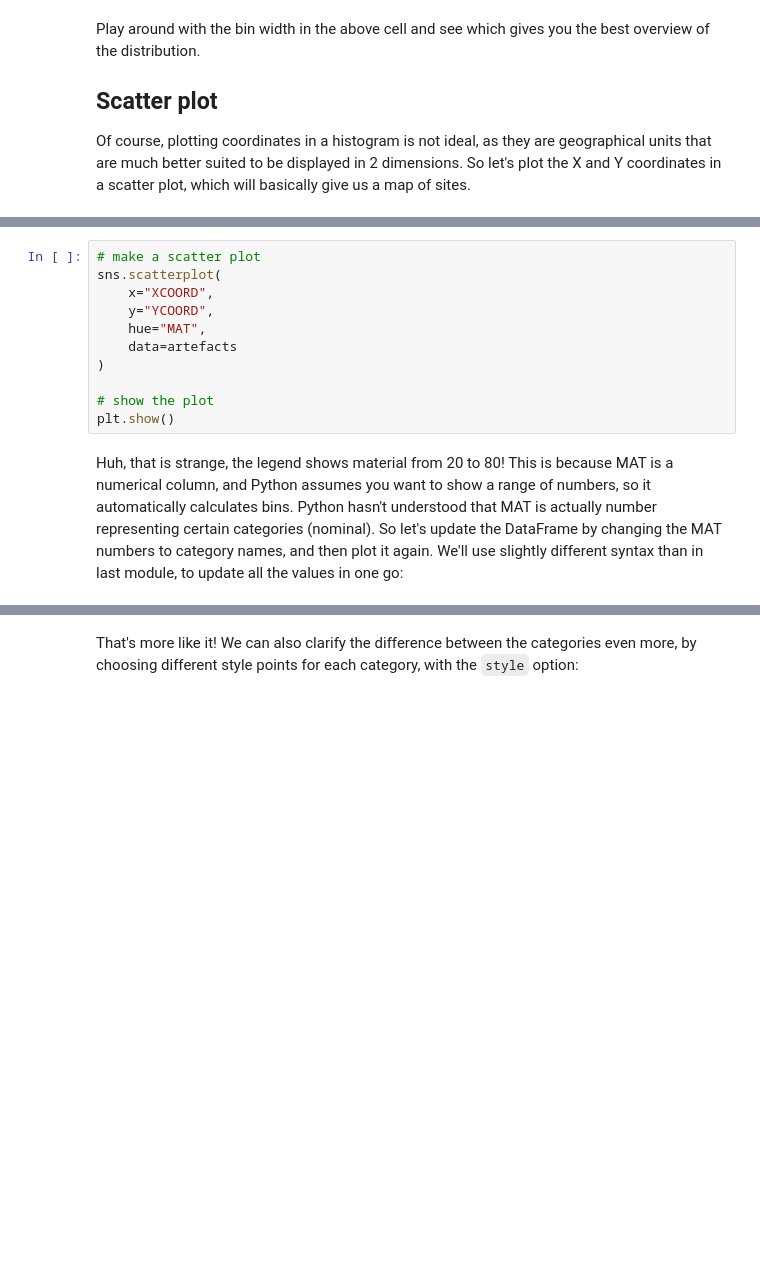
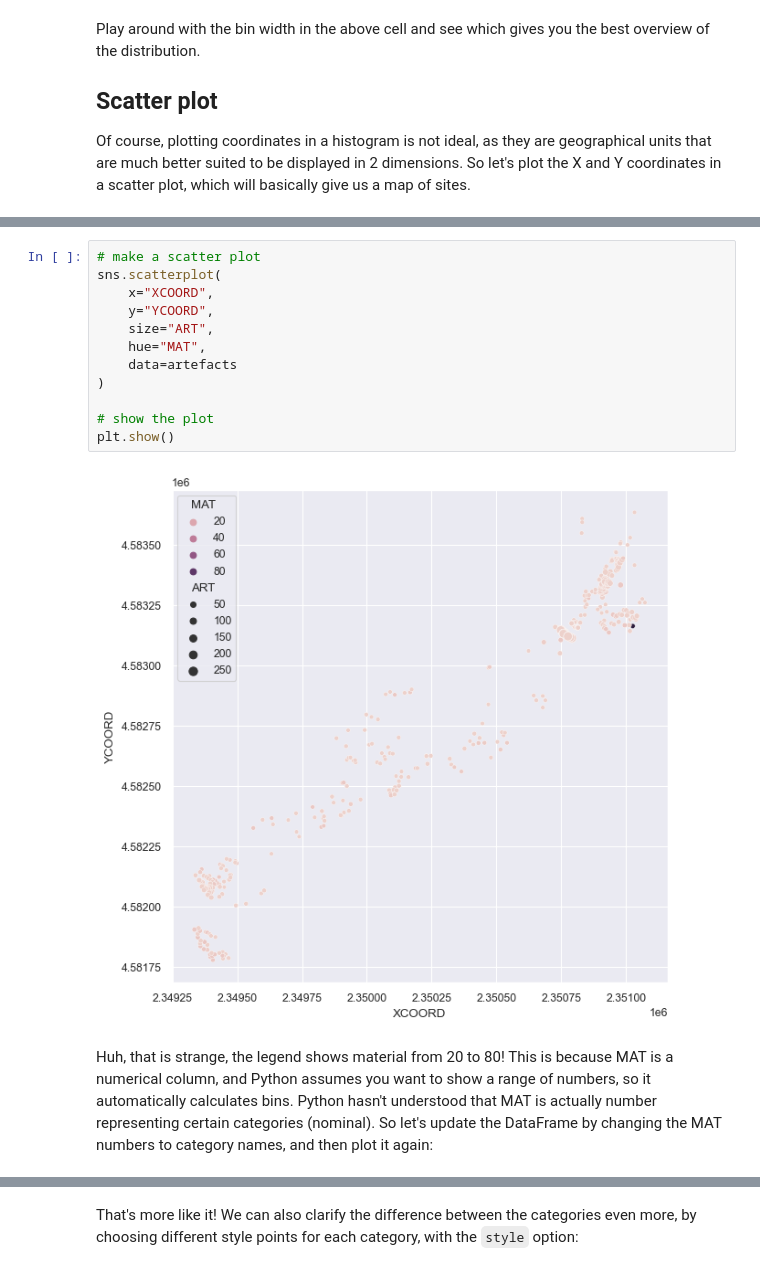
Before and after one commit to alexbrandsen/making-graphs-in-python-for-archaeologists, a Jupyter notebook: making-graphs-and-plots.ipynb, the cells around one changed output, grey strips where cells are left out. Cells and saved outputs as stored; diff of their text form; blank space fills up the shorter version.

```diff
--- a/making-graphs-and-plots.ipynb
+++ b/making-graphs-and-plots.ipynb
@@ -169,16 +716,19 @@ Great, that looks like a map with sites! Now imagine we want to see what kind of
 # %%
 # make a scatter plot
 sns.scatterplot(
     x="XCOORD",
     y="YCOORD",
+    size="ART",
     hue="MAT",
     data=artefacts
 )
 
 # show the plot
 plt.show()
+# %% [output]
+[figure, added]
 # %% [markdown]
-Huh, that is strange, the legend shows material from 20 to 80! This is because MAT is a numerical column, and Python assumes you want to show a range of numbers, so it automatically calculates bins. Python hasn't understood that MAT is actually number representing certain categories (nominal). So let's update the DataFrame by changing the MAT numbers to category names, and then plot it again. We'll use slightly different syntax than in last module, to update all the values in one go:
+Huh, that is strange, the legend shows material from 20 to 80! This is because MAT is a numerical column, and Python assumes you want to show a range of numbers, so it automatically calculates bins. Python hasn't understood that MAT is actually number representing certain categories (nominal). So let's update the DataFrame by changing the MAT numbers to category names, and then plot it again:
 # %%
 # update MAT column
 artefacts = artefacts.replace({
```
Also changed, not shown: parts of 107 cells of this notebook.
